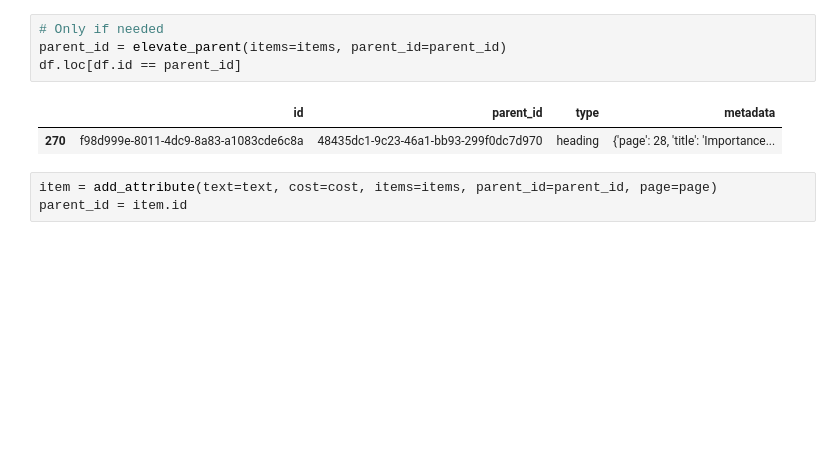
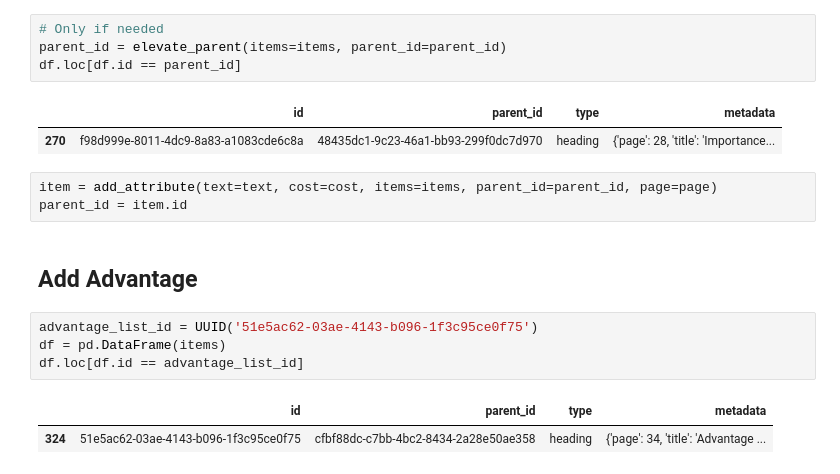
Before and after one commit to MPettersen/pdf-parser-from-hell, a Jupyter notebook: parse_gurps.ipynb, the cells around one changed output. Saved outputs shown, nothing was run; the diff lists cells and outputs as text; blank space fills up the shorter version.

```diff
--- a/parse_gurps.ipynb
+++ b/parse_gurps.ipynb
@@ -348,3 +298,12 @@ df.loc[df.id == parent_id]
 # %%
 item = add_attribute(text=text, cost=cost, items=items, parent_id=parent_id, page=page)
 parent_id = item.id
+# %% [markdown]
+## Add Advantage
+# %%
+advantage_list_id = UUID('51e5ac62-03ae-4143-b096-1f3c95ce0f75')
+df = pd.DataFrame(items)
+df.loc[df.id == advantage_list_id]
+# %% [output]
+|  | id | parent_id | type | metadata |
+| 324 | 51e5ac62-03ae-4143-b096-1f3c95ce0f75 | cfbf88dc-c7bb-4bc2-8434-2a28e50ae358 | heading | {'page': 34, 'title': 'Advantage ... |
```
Also changed, not shown: parts of 45 cells of this notebook, 2 other files.
